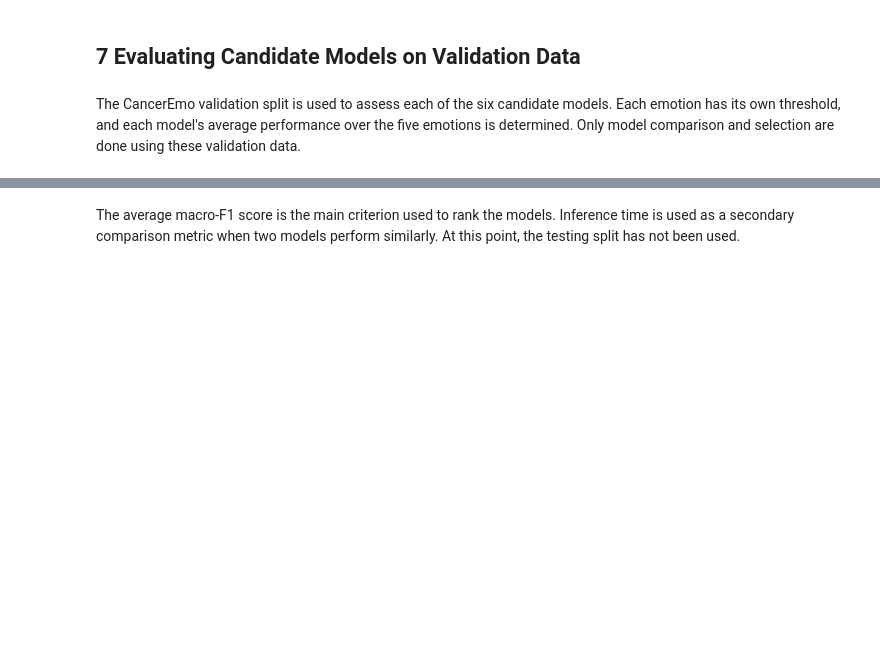
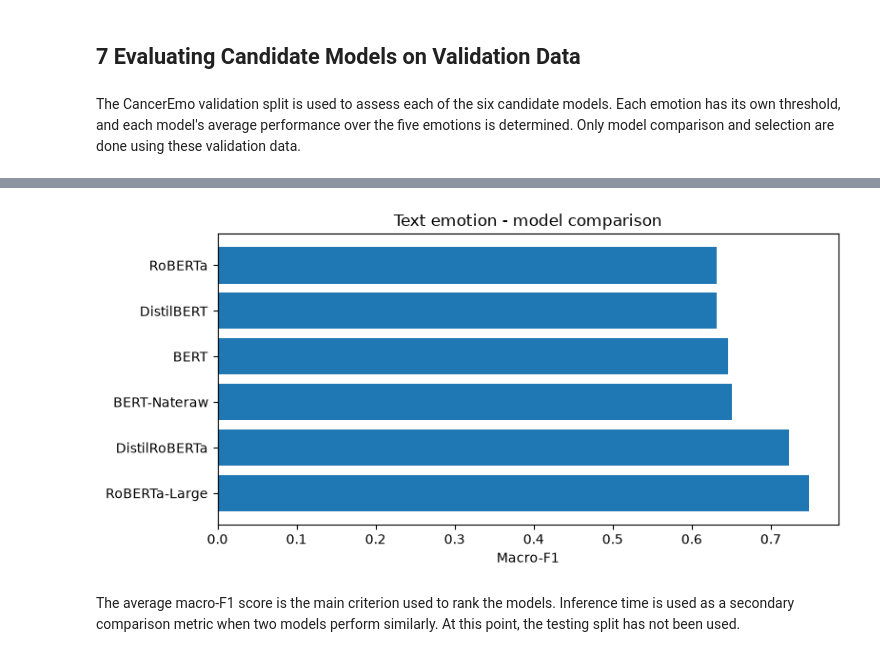
Before and after one commit to SubathraSIM/CM3020_Final_Year_Project, a Jupyter notebook: notebooks/model_experiments/text_models.ipynb, the cells around one changed output, grey strips where cells are left out. Cells and saved outputs as stored; diff of their text form; code cells hidden in the pictures; blank space fills up the shorter version.

```diff
--- a/notebooks/model_experiments/text_models.ipynb
+++ b/notebooks/model_experiments/text_models.ipynb
@@ -363,3 +368,15 @@ comparison_df
+# %%
+import matplotlib.pyplot as plt
+
+plt.figure(figsize=(8, 4))
+plt.barh(comparison_df["Model"], comparison_df["Macro-F1"])
+plt.xlabel("Macro-F1")
+plt.title("Text emotion - model comparison")
+plt.tight_layout()
+plt.savefig("text_model_comparison.png")
+plt.show()
+# %% [output]
+[figure, added]
 # %% [markdown]
 The average macro-F1 score is the main criterion used to rank the models. Inference time is used as a secondary comparison metric when two models perform similarly. At this point, the testing split has not been used.
 # %% [markdown]
```
Also changed, not shown: parts of 5 cells of this notebook, 10 other files.
